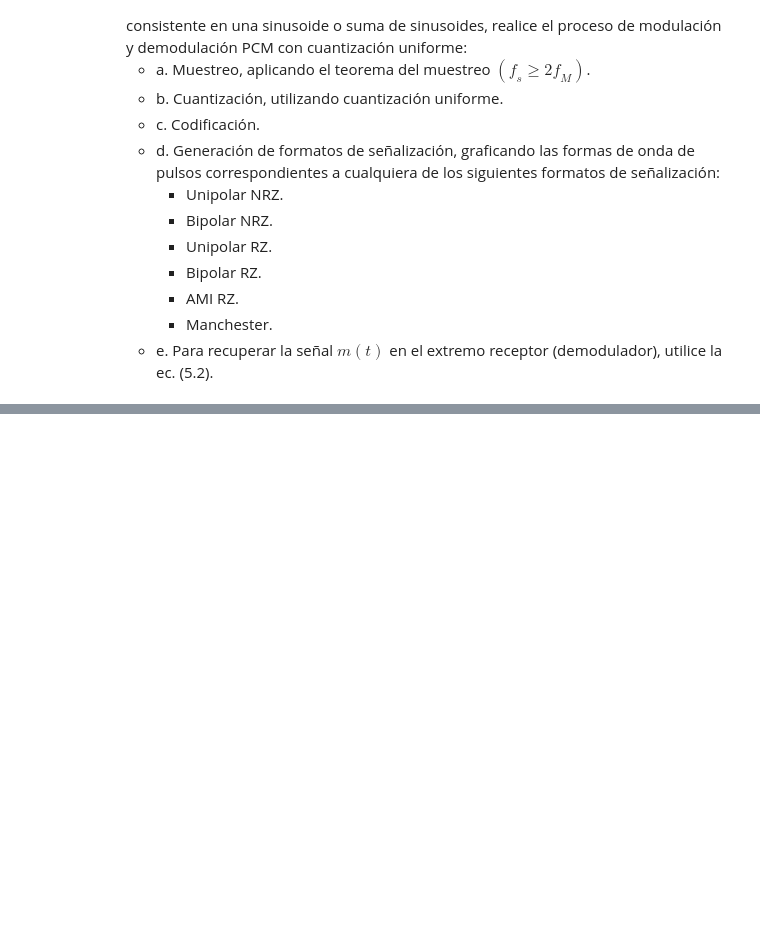
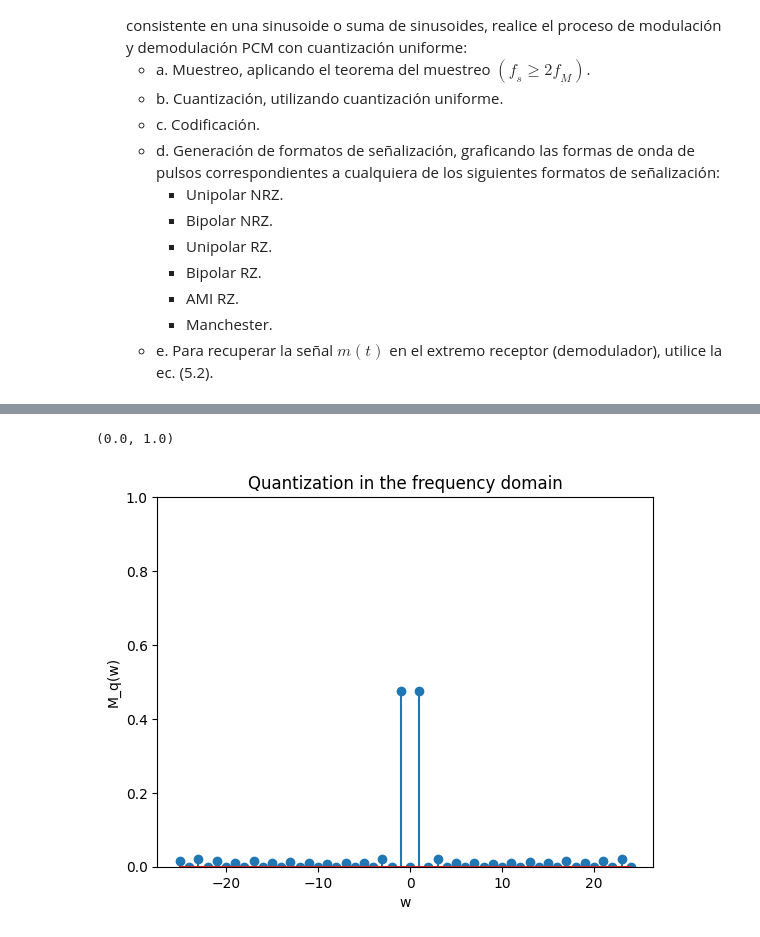
Before and after one commit to gabotachak/teoinfo-lab-IB, a Jupyter notebook: lab.ipynb, the cells around one changed output, grey strips where cells are left out. Saved outputs shown, nothing was run; the diff lists cells and outputs as text; code cells hidden in the pictures; blank space fills up the shorter version.

```diff
--- a/lab.ipynb
+++ b/lab.ipynb
@@ -149,0 +300,12 @@ plt.show()
+# %%
+# Plot the quantized sample in the frequency domain
+X_q = np.fft.fft(m_sq) * Ts
+plt.plot(n_plots)
+plt.stem(f - (f_s / 2), np.fft.fftshift(np.abs(X_q)))
+plt.xlabel("w")
+plt.ylabel("M_q(w)")
+plt.title("Quantization in the frequency domain")
+plt.ylim(0, 1)
+# %% [output]
+(0.0, 1.0)
+[figure, added]
```
Also changed, not shown: parts of 18 cells of this notebook, 1 other file.
